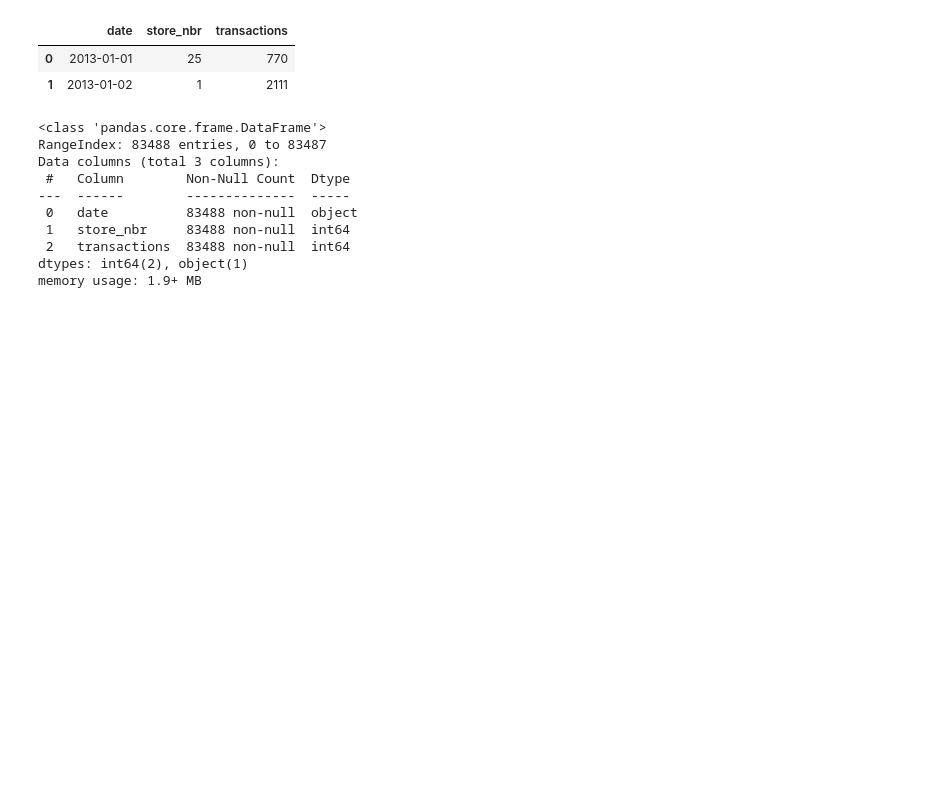
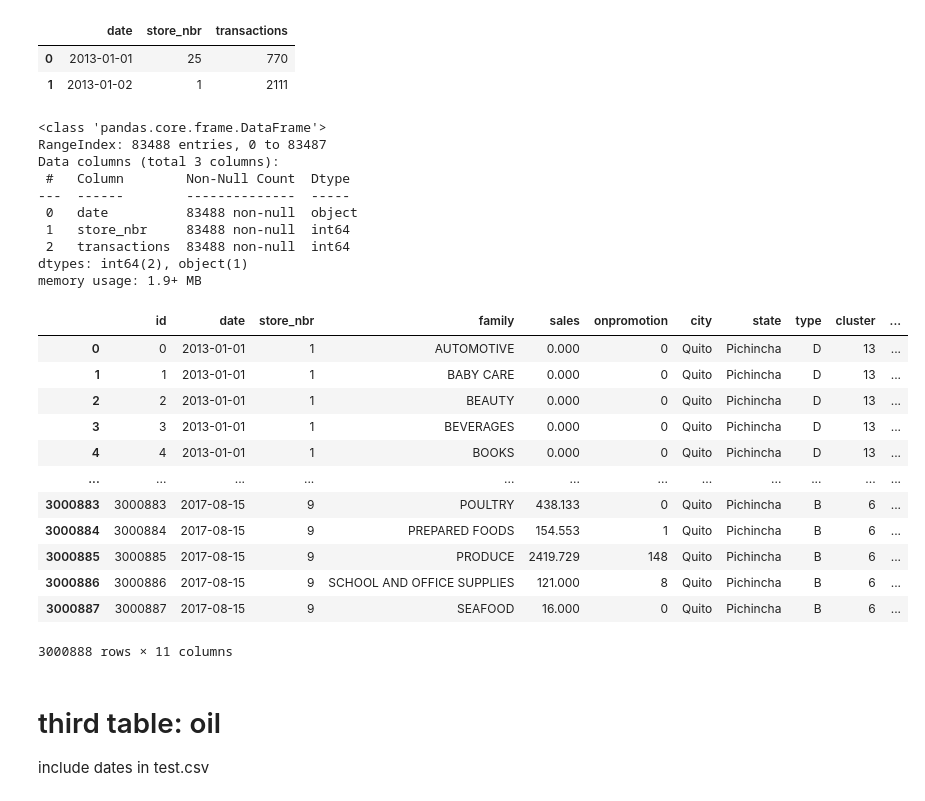
Before and after one commit to jiahui890/time-series-forecasting-store-sales, a Jupyter notebook: notebooks/generate_dataset.ipynb, the cells around one changed output. Saved outputs shown, nothing was run; the diff lists cells and outputs as text; code cells hidden in the pictures; blank space fills up the shorter version.

Commit message:
testing merged df

```diff
--- a/notebooks/generate_dataset.ipynb
+++ b/notebooks/generate_dataset.ipynb
@@ -2,7 +2,8 @@
 import pandas as pd
 import numpy as np
 # %%
-path='C:/Users/jiahu/Desktop/Data Science Sample Prac/github_repos/time-series-forecasting-store-sales/data/raw/'
+# path='C:/Users/jiahu/Desktop/Data Science Sample Prac/github_repos/time-series-forecasting-store-sales/data/raw/'
+path='C:/Users/FT-LT74/Desktop/notes/github/time-series-forecasting-store-sales/data/raw/'
 # %% [markdown]
 # leftmost table: train.csv
 # %%
@@ -100,3 +101,24 @@ Data columns (total 3 columns):
  2   transactions  83488 non-null  int64
 dtypes: int64(2), object(1)
 memory usage: 1.9+ MB
+# %%
+train3 = train2.merge(transactions, how='left', on=['store_nbr','date'])
+train3
+# %% [output]
+|  | id | date | store_nbr | family | sales | onpromotion | city | state | type | cluster | ... |
+| 0 | 0 | 2013-01-01 | 1 | AUTOMOTIVE | 0.000 | 0 | Quito | Pichincha | D | 13 | ... |
+| 1 | 1 | 2013-01-01 | 1 | BABY CARE | 0.000 | 0 | Quito | Pichincha | D | 13 | ... |
+| 2 | 2 | 2013-01-01 | 1 | BEAUTY | 0.000 | 0 | Quito | Pichincha | D | 13 | ... |
+| 3 | 3 | 2013-01-01 | 1 | BEVERAGES | 0.000 | 0 | Quito | Pichincha | D | 13 | ... |
+| 4 | 4 | 2013-01-01 | 1 | BOOKS | 0.000 | 0 | Quito | Pichincha | D | 13 | ... |
+| ... | ... | ... | ... | ... | ... | ... | ... | ... | ... | ... | ... |
+| 3000883 | 3000883 | 2017-08-15 | 9 | POULTRY | 438.133 | 0 | Quito | Pichincha | B | 6 | ... |
+| 3000884 | 3000884 | 2017-08-15 | 9 | PREPARED FOODS | 154.553 | 1 | Quito | Pichincha | B | 6 | ... |
+| 3000885 | 3000885 | 2017-08-15 | 9 | PRODUCE | 2419.729 | 148 | Quito | Pichincha | B | 6 | ... |
+| 3000886 | 3000886 | 2017-08-15 | 9 | SCHOOL AND OFFICE SUPPLIES | 121.000 | 8 | Quito | Pichincha | B | 6 | ... |
+| 3000887 | 3000887 | 2017-08-15 | 9 | SEAFOOD | 16.000 | 0 | Quito | Pichincha | B | 6 | ... |
+3000888 rows × 11 columns
+# %% [markdown]
+# third table: oil
+
+include dates in test.csv
```
Also changed, not shown: parts of 18 cells of this notebook, 6 other files.
